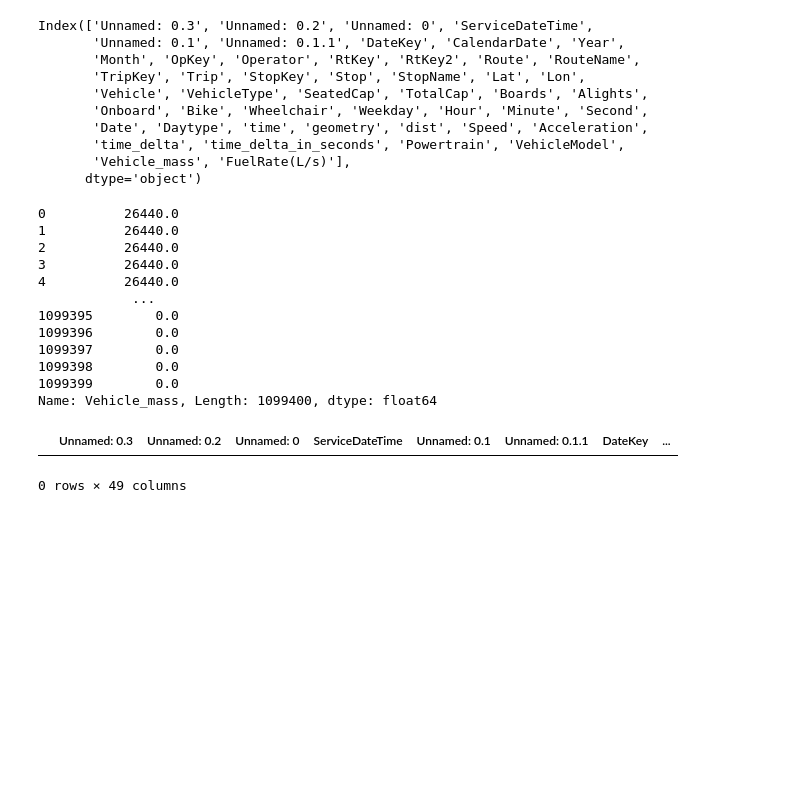
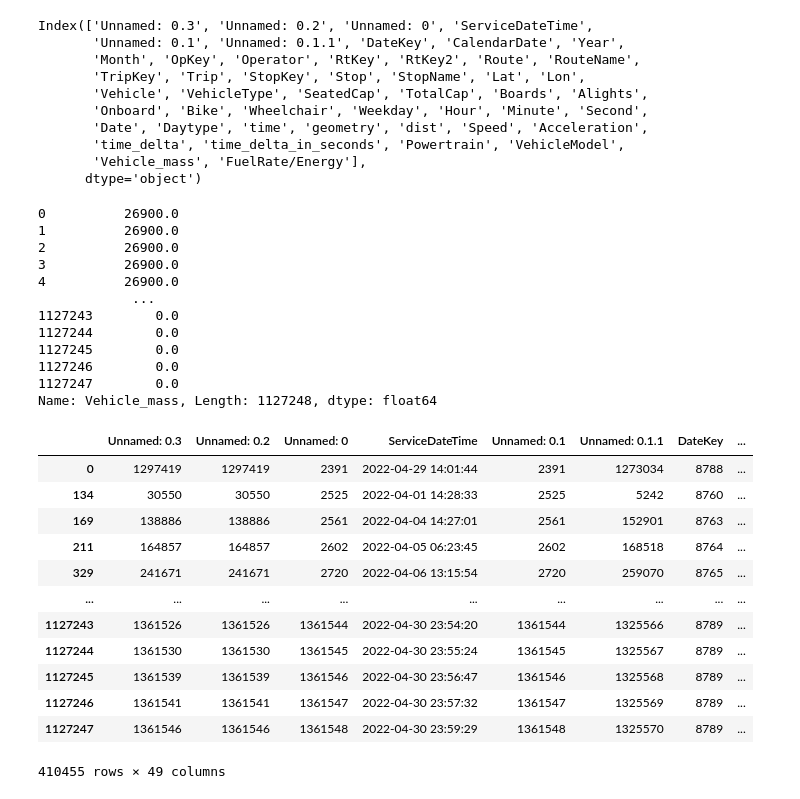
Before and after one commit to narslab/transit-electrification-futures, a Jupyter notebook: bin/jupyter/modify-fuel-rates.ipynb, the cells around one changed output. Cells and saved outputs as stored; diff of their text form; code cells hidden in the pictures; blank space fills up the shorter version.

```diff
--- a/bin/jupyter/modify-fuel-rates.ipynb
+++ b/bin/jupyter/modify-fuel-rates.ipynb
@@ -1,7 +1,7 @@
 # %%
 import pandas as pd
 # %%
-df_final = pd.read_csv(r'../../results/fuel-rates-CDB-CHB.csv', delimiter=',', skiprows=0, low_memory=False)
+df_final = pd.read_csv(r'../../results/computed-fuel-rates.csv', delimiter=',', skiprows=0, low_memory=False)
 # %%
 df_final.columns
 # %% [output]
@@ -13,26 +13,37 @@ Index(['Unnamed: 0.3', 'Unnamed: 0.2', 'Unnamed: 0', 'ServiceDateTime',
        'Onboard', 'Bike', 'Wheelchair', 'Weekday', 'Hour', 'Minute', 'Second',
        'Date', 'Daytype', 'time', 'geometry', 'dist', 'Speed', 'Acceleration',
        'time_delta', 'time_delta_in_seconds', 'Powertrain', 'VehicleModel',
-       'Vehicle_mass', 'FuelRate(L/s)'],
+       'Vehicle_mass', 'FuelRate/Energy'],
       dtype='object')
 # %%
 df_final.Vehicle_mass
 # %% [output]
-0          26440.0
-1          26440.0
-2          26440.0
-3          26440.0
-4          26440.0
+0          26900.0
+1          26900.0
+2          26900.0
+3          26900.0
+4          26900.0
             ...
-1099395        0.0
-1099396        0.0
-1099397        0.0
-1099398        0.0
-1099399        0.0
-Name: Vehicle_mass, Length: 1099400, dtype: float64
+1127243        0.0
+1127244        0.0
+1127245        0.0
+1127246        0.0
+1127247        0.0
+Name: Vehicle_mass, Length: 1127248, dtype: float64
 # %%
-zeros = df_final[df_final['FuelRate(L/s)'] == 0]
+zeros = df_final[df_final['FuelRate/Energy'] == 0]
 zeros
 # %% [output]
 |  | Unnamed: 0.3 | Unnamed: 0.2 | Unnamed: 0 | ServiceDateTime | Unnamed: 0.1 | Unnamed: 0.1.1 | DateKey | ... |
+| 0 | 1297419 | 1297419 | 2391 | 2022-04-29 14:01:44 | 2391 | 1273034 | 8788 | ... |
+| 134 | 30550 | 30550 | 2525 | 2022-04-01 14:28:33 | 2525 | 5242 | 8760 | ... |
+| 169 | 138886 | 138886 | 2561 | 2022-04-04 14:27:01 | 2561 | 152901 | 8763 | ... |
+| 211 | 164857 | 164857 | 2602 | 2022-04-05 06:23:45 | 2602 | 168518 | 8764 | ... |
+| 329 | 241671 | 241671 | 2720 | 2022-04-06 13:15:54 | 2720 | 259070 | 8765 | ... |
+| ... | ... | ... | ... | ... | ... | ... | ... | ... |
+| 1127243 | 1361526 | 1361526 | 1361544 | 2022-04-30 23:54:20 | 1361544 | 1325566 | 8789 | ... |
+| 1127244 | 1361530 | 1361530 | 1361545 | 2022-04-30 23:55:24 | 1361545 | 1325567 | 8789 | ... |
+| 1127245 | 1361539 | 1361539 | 1361546 | 2022-04-30 23:56:47 | 1361546 | 1325568 | 8789 | ... |
+| 1127246 | 1361541 | 1361541 | 1361547 | 2022-04-30 23:57:32 | 1361547 | 1325569 | 8789 | ... |
+| 1127247 | 1361546 | 1361546 | 1361548 | 2022-04-30 23:59:29 | 1361548 | 1325570 | 8789 | ... |
-0 rows × 49 columns
+410455 rows × 49 columns
```
Also changed, not shown: parts of 8 cells of this notebook, 6 other files.
